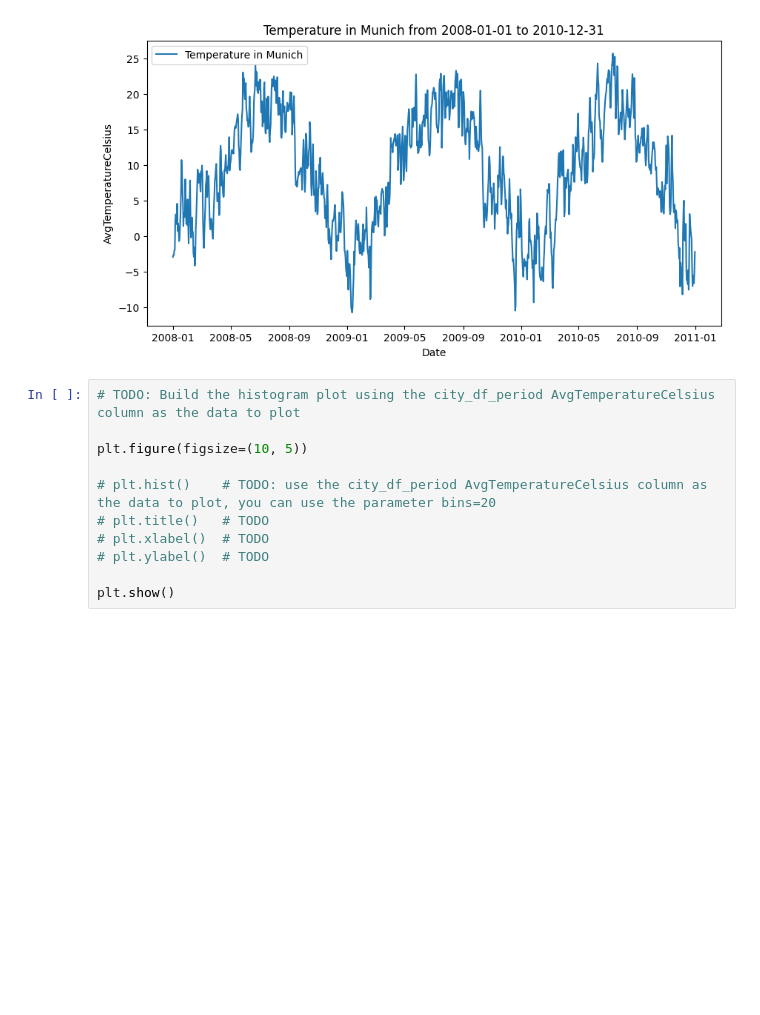
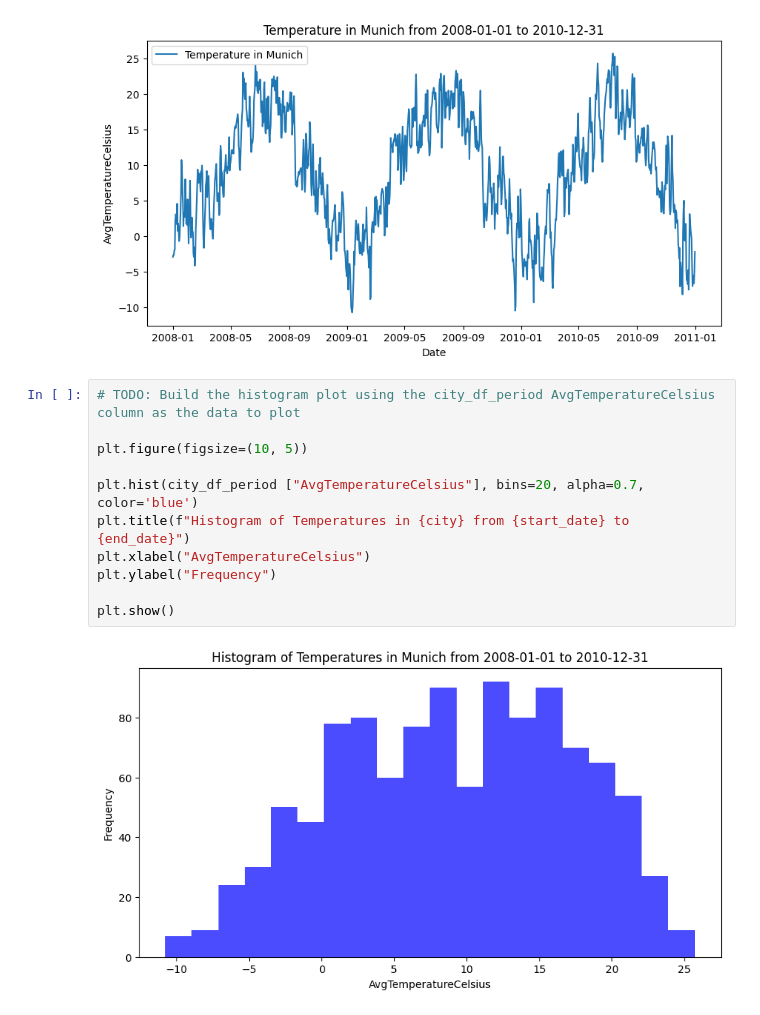
Before and after one commit to Haberhau/eae_ipld_project, a Jupyter notebook: development/03_temperatures_dashboard.ipynb, the cells around one changed output. Saved outputs shown, nothing was run; the diff lists cells and outputs as text; blank space fills up the shorter version.

```diff
--- a/development/03_temperatures_dashboard.ipynb
+++ b/development/03_temperatures_dashboard.ipynb
@@ -137,14 +140,16 @@ plt.show()
 # %%
 # TODO: Build the histogram plot using the city_df_period AvgTemperatureCelsius column as the data to plot
 
 plt.figure(figsize=(10, 5))
 
-# plt.hist()    # TODO: use the city_df_period AvgTemperatureCelsius column as the data to plot, you can use the parameter bins=20
-# plt.title()   # TODO
-# plt.xlabel()  # TODO
-# plt.ylabel()  # TODO
+plt.hist(city_df_period ["AvgTemperatureCelsius"], bins=20, alpha=0.7, color='blue')
+plt.title(f"Histogram of Temperatures in {city} from {start_date} to {end_date}")
+plt.xlabel("AvgTemperatureCelsius")
+plt.ylabel("Frequency")
 
 plt.show()
+# %% [output]
+[figure, added]
 # %%
 # Ex 3.7: Now repeat the previous question but for a list of cities:
 #   - Make a line plot with the temperature reads of the cities in the list, for the selected time period, every city has to be a different line with a different color, the x axis has to be the timestamp column.
```
Also changed, not shown: parts of 4 cells of this notebook, 1 other file.
